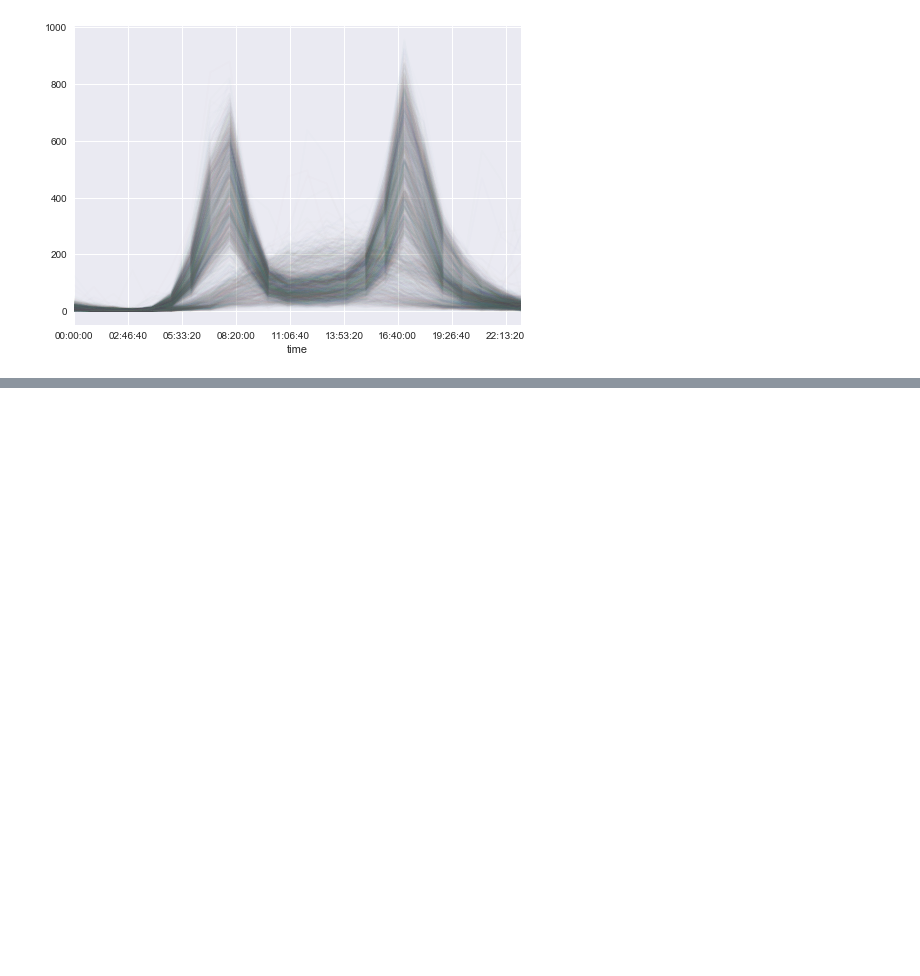
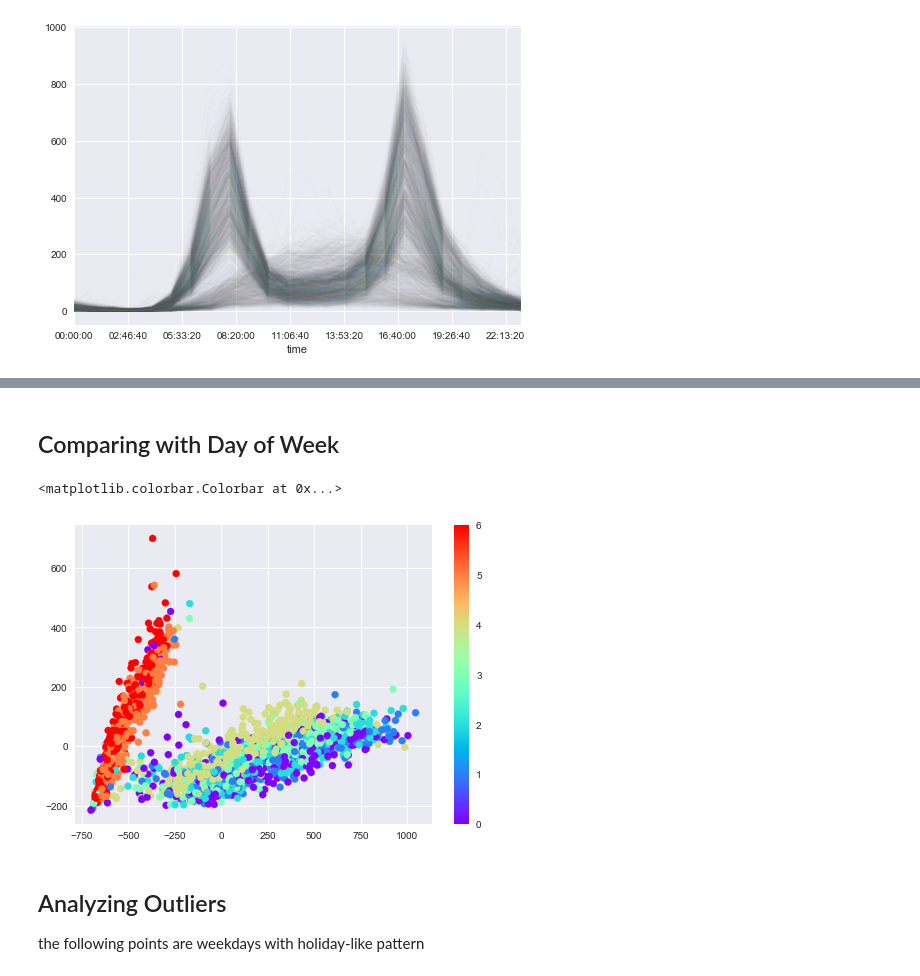
Before and after one commit to 412Kev/Jupyter-Workflow-Example, a Jupyter notebook: JupyterWorkfow.ipynb, the cells around one changed output, grey strips where cells are left out. Saved outputs shown, nothing was run; the diff lists cells and outputs as text; code cells hidden in the pictures; blank space fills up the shorter version.

```diff
--- a/JupyterWorkfow.ipynb
+++ b/JupyterWorkfow.ipynb
@@ -64,0 +109,16 @@ pivoted.plot(legend=False, alpha=0.01)
+# %% [markdown]
+## Comparing with  Day of Week
+# %%
+#Cluster by day of week
+dayofweek = pd.DatetimeIndex(pivoted.columns).dayofweek
+pd.DatetimeIndex(pivoted.columns).dayofweek
+
+plt.scatter(X2[:, 0], X2[:, 1], c = dayofweek, cmap='rainbow')
+plt.colorbar()
+# %% [output]
+<matplotlib.colorbar.Colorbar at 0x...>
+[figure, added]
+# %% [markdown]
+## Analyzing Outliers
+
+the following points are weekdays with holiday-like pattern
```
Also changed, not shown: parts of 14 cells of this notebook.
